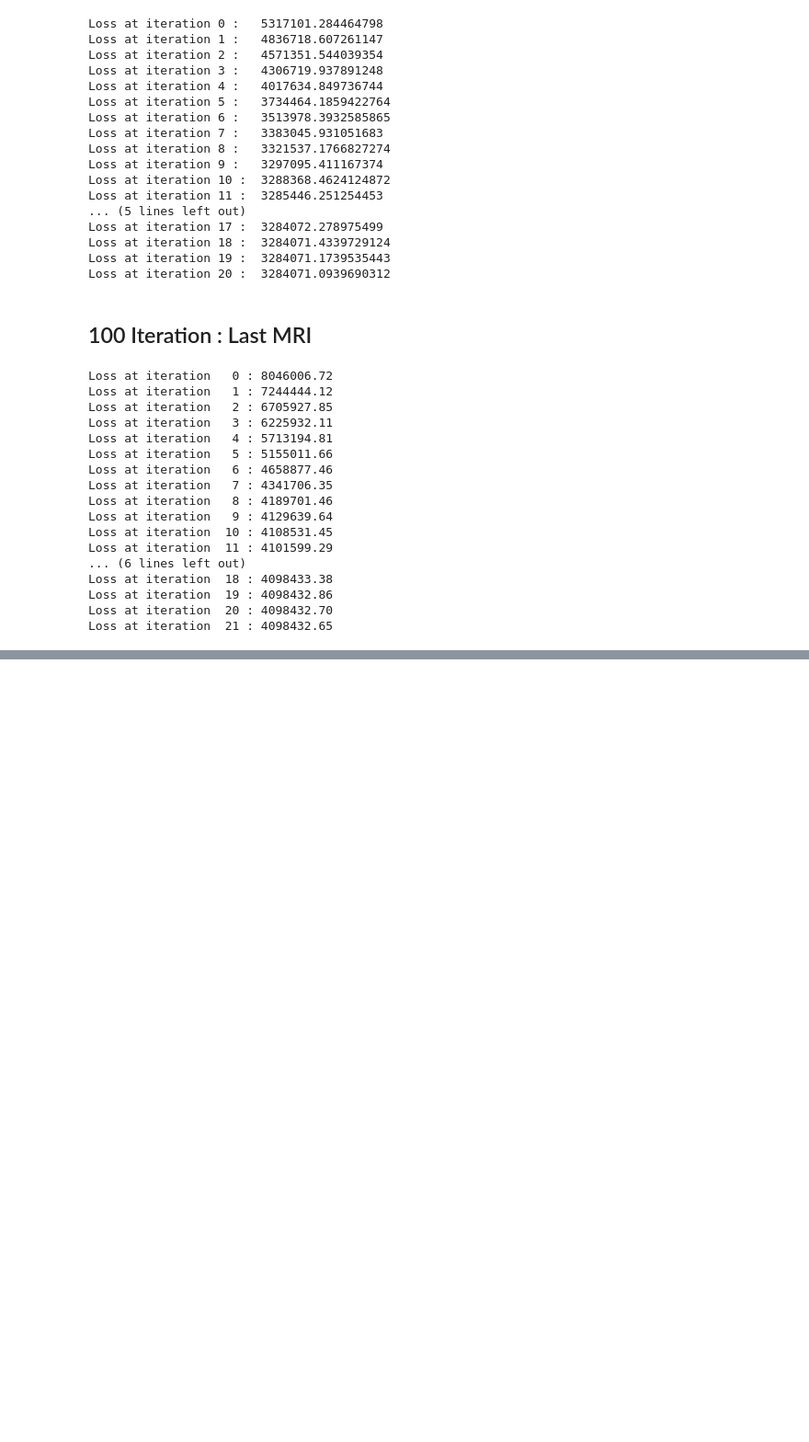
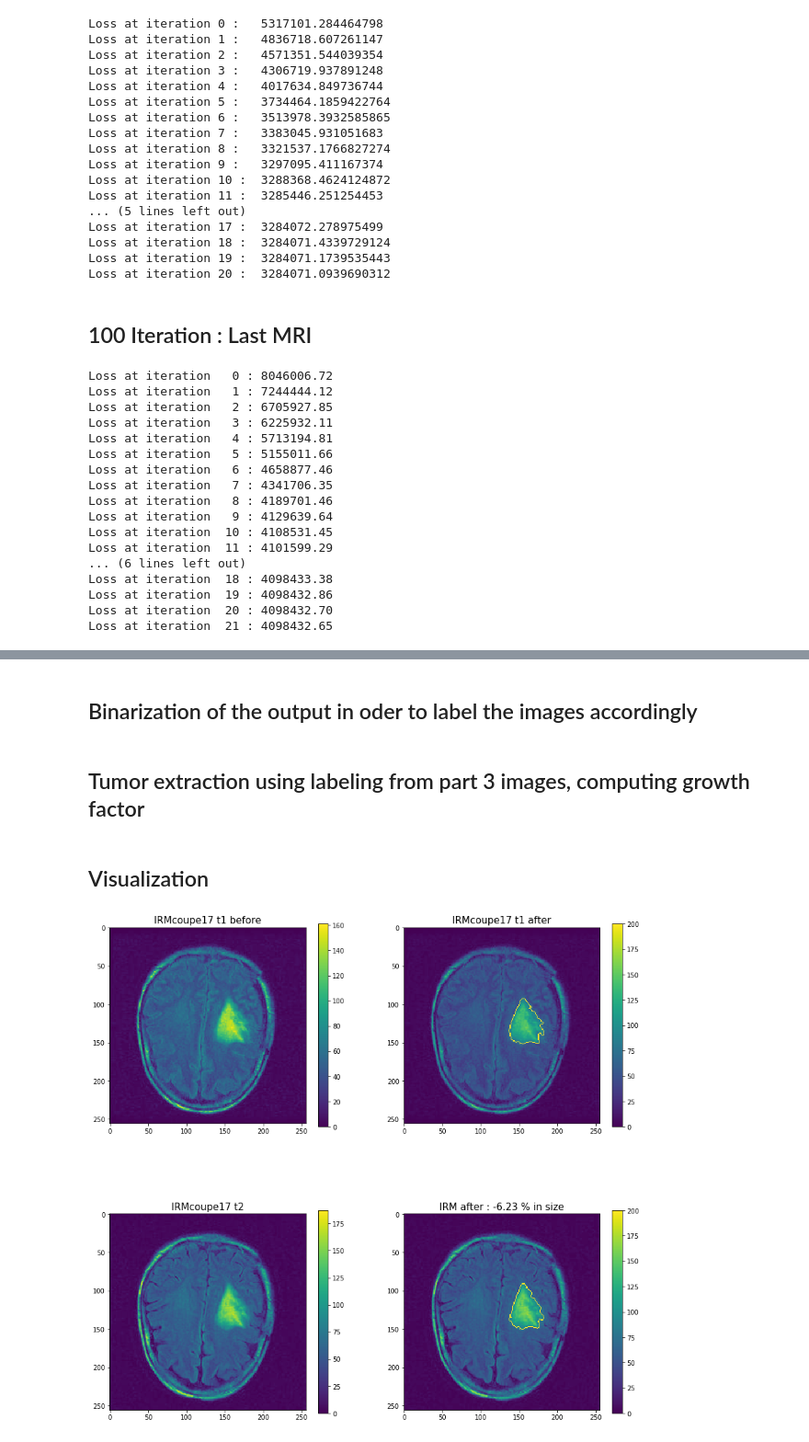
Before and after one commit to A-EL-YAAGOUBI/ML, a Jupyter notebook: Medical Imaging/FCM.ipynb, the cells around one changed output, grey strips where cells are left out. Shown at 92% size. Saved outputs shown, nothing was run; the diff lists cells and outputs as text; code cells hidden in the pictures; blank space fills up the shorter version.

```diff
--- a/Medical Imaging/FCM.ipynb
+++ b/Medical Imaging/FCM.ipynb
@@ -353,0 +458,10 @@ Loss at iteration  21 : 4098432.65
+# %% [markdown]
+## Binarization of the output in oder to label the images accordingly
+# %%
+IRMcoupe17_t1_Binarized = np.zeros(IRMcoupe17_t1.shape)
+IRMcoupe17_t2_Binarized = np.zeros(IRMcoupe17_t2.shape)
+
+IRMcoupe17_t1_Binarized[part_3 > 0]      = 1
+IRMcoupe17_t2_Binarized[part_3_last > 0] = 1
+# %% [markdown]
+## Tumor extraction using labeling from part 3 images,  computing growth factor
@@ -353,0 +508,29 @@ Loss at iteration  21 : 4098432.65
+# %% [markdown]
+## Visualization
+# %%
+plt.figure(figsize=(15,15))
+
+plt.subplot(2, 2, 1)
+plt.imshow(IRMcoupe17_t1)
+plt.title('IRMcoupe17 t1 before', fontsize=15)
+plt.colorbar(shrink=0.85)
+
+plt.subplot(2, 2, 2)
+plt.imshow(IRMcoupe17_t1_Diagnose)
+plt.title('IRMcoupe17 t1 after', fontsize=15)
+plt.colorbar(shrink=0.85)
+
+
+plt.subplot(2, 2, 3)
+plt.imshow(IRMcoupe17_t2)
+plt.title('IRMcoupe17 t2', fontsize=15)
+plt.colorbar(shrink=0.85)
+
+plt.subplot(2, 2, 4)
+plt.imshow(IRMcoupe17_t2_Diagnose)
+plt.title('IRM after : {0:.2f} % in size'.format(growthFactor), fontsize=15)
+plt.colorbar(shrink=0.85)
+
+plt.show()
+# %% [output]
+[figure, added]
```
Also changed, not shown: parts of 7 cells of this notebook.
